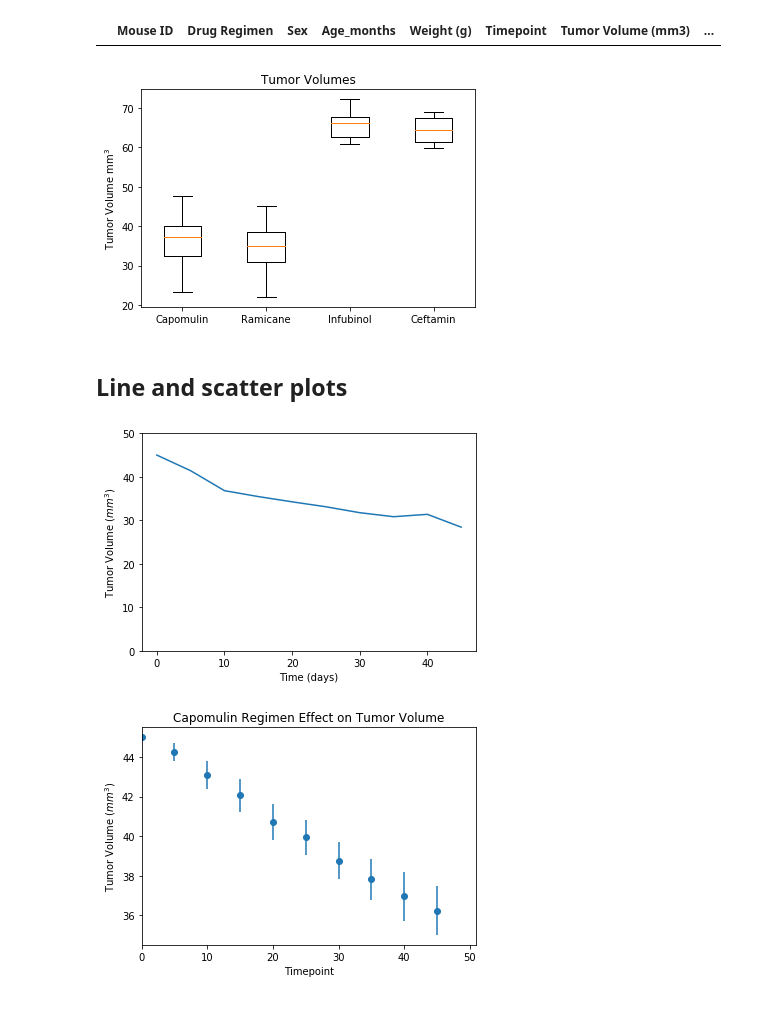
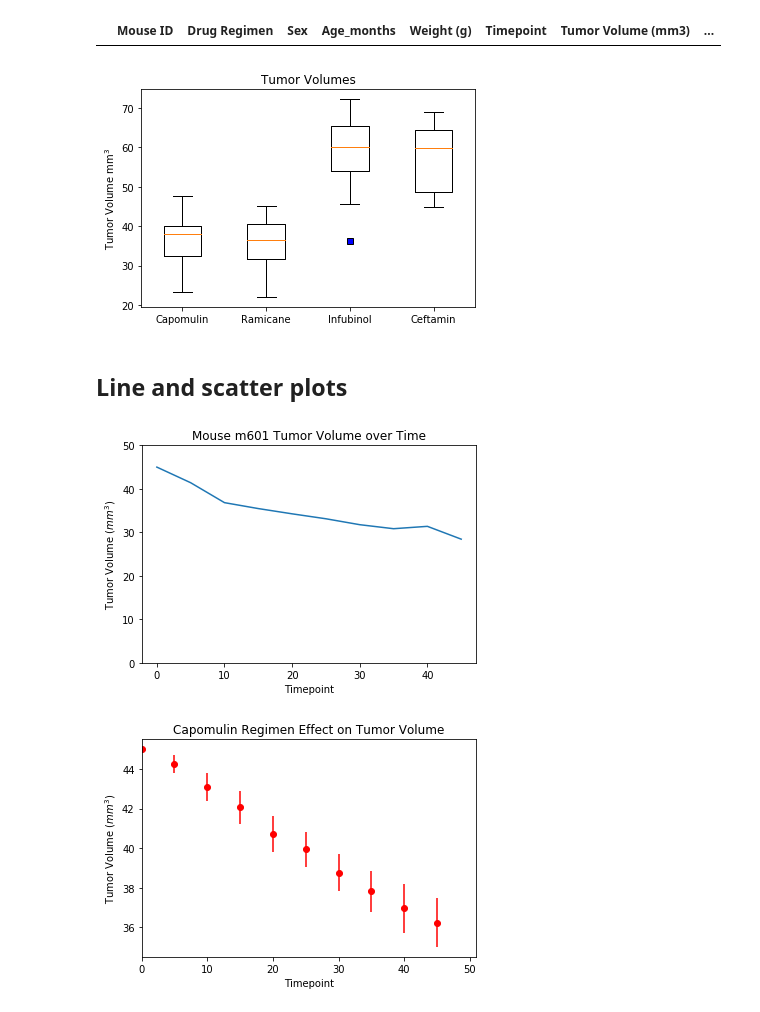
Before and after one commit to jtpeters963/matplotlibchallenge, a Jupyter notebook: pymaceuticals_starter.ipynb, the cells around one changed output. Drawn from its saved outputs; the diff is of its cells as text; code cells hidden in the pictures.

```diff
--- a/pymaceuticals_starter.ipynb
+++ b/pymaceuticals_starter.ipynb
@@ -19,7 +19,5 @@ mouse_metadata = pd.read_csv(mouse_metadata)
 study_results = pd.read_csv(study_results)
 
 # Combine the data into a single dataset
-df1=pd.merge(mouse_metadata, study_results, on='Mouse ID')
-df = df1.loc[df1['Timepoint']==45,:]
-# df = df1.copy()
-df.head(30)
+df1=pd.merge(mouse_metadata, study_results, on='Mouse ID', how='right')
+df= df1.sort_values('Timepoint').groupby('Mouse ID').tail(1)  #Final timepoint dataframe
@@ -174,33 +156,34 @@ ax1.boxplot([Capomulin['Tumor Volume (mm3)'], Ramicane['Tumor Volume (mm3)'],thi
 plt.xticks([1, 2, 3,4], ['Capomulin', 'Ramicane',third,'Ceftamin'])
 plt.show()
 # %% [output]
-[figure, old version]
+[figure, new version]
 # %% [markdown]
 ## Line and scatter plots
 # %%
 # Generate a line plot of time point versus tumor volume for a mouse treated with Capomulin
 capo_mice=df1.loc[df1['Drug Regimen']=='Capomulin']
 mouse = 'm601'
 s185=capo_mice.loc[capo_mice['Mouse ID']==mouse]['Tumor Volume (mm3)']
 xval = np.arange(0,len(s185))
 xval = xval*5
 plt.plot(xval,s185)
-plt.xlabel('Time (days)')
+plt.xlabel('Timepoint')
 plt.ylabel(r'Tumor Volume $(mm^3)$')
+plt.title(f'Mouse {mouse} Tumor Volume over Time')
 plt.ylim(0,max(s185)+5)
 plt.show()
 # %% [output]
-[figure, old version]
+[figure, new version]
 # %%
 capo_time = capo_mice.groupby('Timepoint').mean()['Tumor Volume (mm3)']
 capo_time_error = capo_mice.groupby('Timepoint').sem()['Tumor Volume (mm3)']
 
 fant,nb=plt.subplots()
-nb.errorbar(capo_time.index,capo_time,capo_time_error, fmt ='o')
+nb.errorbar(capo_time.index,capo_time,capo_time_error, fmt ='o', color='red')
 nb.set_xlim(0, len(capo_time)*5 + 1)
 nb.set_xlabel("Timepoint")
 nb.set_ylabel(r"Tumor Volume $(mm^3)$")
 nb.set_title('Capomulin Regimen Effect on Tumor Volume')
 plt.show()
 # %% [output]
-[figure, old version]
+[figure, new version]
```
Also changed, not shown: parts of 11 cells of this notebook, 1 other file.
